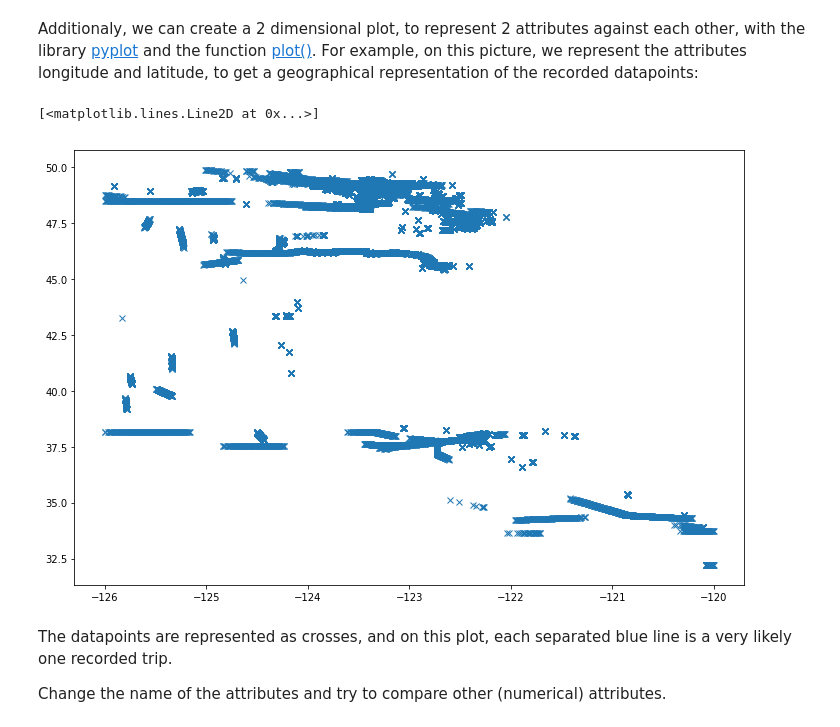
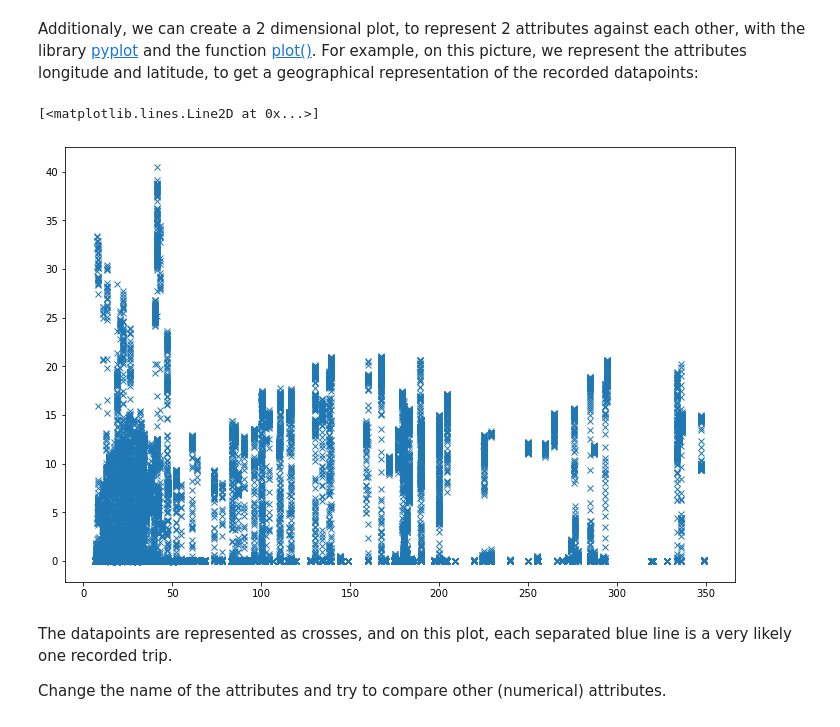
Before and after one commit to annalaine/quaxp, a Jupyter notebook: 1-1-2-examine.ipynb, the cells around one changed output. Drawn from its saved outputs; the diff is of its cells as text; code cells hidden in the pictures.

```diff
--- a/1-1-2-examine.ipynb
+++ b/1-1-2-examine.ipynb
@@ -148,11 +147,11 @@ Additionaly, we can create a 2 dimensional plot, to represent 2 attributes again
 # %%
 import matplotlib.pyplot as plt
 
 plt.figure(figsize = (12, 8))
-plt.plot(dynamic_data['LON'], dynamic_data['LAT'], 'x')
+plt.plot(dynamic_data['Length'], dynamic_data['SOG'], 'x')
 # %% [output]
 [<matplotlib.lines.Line2D at 0x...>]
-[figure, old version]
+[figure, new version]
 # %% [markdown]
 The datapoints are represented as crosses, and on this plot, each separated blue line is a very likely one recorded trip.
 
```
Also changed, not shown: parts of 6 cells of this notebook.
